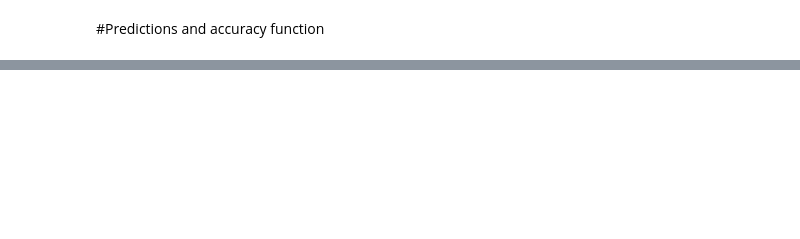
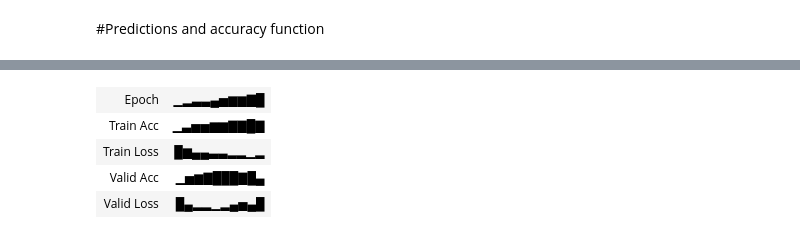
Before and after one commit to ChinmayP3/cs6910_assignment1, a Jupyter notebook: Assignment_1.ipynb, the cells around one changed output, grey strips where cells are left out. Cells and saved outputs as stored; diff of their text form; code cells hidden in the pictures; blank space fills up the shorter version.

```diff
--- a/Assignment_1.ipynb
+++ b/Assignment_1.ipynb
@@ -746,6 +801,15 @@ def rmsprop(train_x,train_y,valid_x,valid_y,d,hl,ol,act_fun,loss_fun,epochs,eta,
 #Adam Optimizer
 # %%
 def adaptive_moments(train_x,train_y,valid_x,valid_y,d,hl,ol,act_fun,loss_fun,epochs,eta,strat,alpha,batch):
+  """
+    This function implements the Adaptive Moments (Adam) optimization algorithm for training a neural network.
+
+    Parameters:
+    ----------
+      beta1, beta2 : exponential decay rate
+      strat: weight initialization strategy
+
+  """
   dimention=784
   dw , db = initialize_zeros(dimention,hl,ol)
   m_w , m_b = initialize_zeros(dimention,hl,ol)
@@ -797,12 +861,12 @@ def adaptive_moments(train_x,train_y,valid_x,valid_y,d,hl,ol,act_fun,loss_fun,ep
         for i in range(len(W)):
           weight=W[i]
           deriv=dw[i]
-          W[i] = weight - (eta / np.sqrt(v_w_hat[i] + eps)) * m_w_hat[i]
+          W[i] = weight - (eta / np.sqrt(v_w_hat[i] + eps)) * m_w_hat[i] - eta*alpha*weight
 
         for i in range(len(W)):
           bias=b[i]
           deriv=db[i]
-          b[i] = bias - (eta / np.sqrt(v_b_hat[i] + eps)) * m_b_hat[i]
+          b[i] = bias - (eta / np.sqrt(v_b_hat[i] + eps)) * m_b_hat[i] - eta*alpha*bias
 
         dw , db = initialize_zeros(784,hl,ol)
 
@@ -810,7 +874,7 @@ def adaptive_moments(train_x,train_y,valid_x,valid_y,d,hl,ol,act_fun,loss_fun,ep
     train_acc, train_loss,yt_train,ypred_train = get_predictions_accuracy(W, b, train_x, train_y, act_fun, loss_fun)
     test_acc, test_loss,yt_test,ypred_test = get_predictions_accuracy(W, b, test_x, test_y, act_fun, loss_fun)
 
-    print_error_log_wandb(e,train_acc,val_acc,test_acc,train_loss,val_loss)
+    print_error_log_wandb(e,train_acc,val_acc,test_acc,train_loss,val_loss,loss_fun)
 
   return W,b
 # %% [markdown]
@@ -958,6 +1028,9 @@ def predict_relu(a,h,W, b, X, y, method, loss_fun,num_layers):
         h = relu(a)
     return a,h
 
+def predict_identity(a,h,W, b, X, y, method, loss_fun,num_layers):
+    return a,h
+
 def get_predictions_accuracy(W, b, X, y, method, loss_fun):
   sum,loss=0,0
   yhat = []
@@ -975,6 +1048,8 @@ def get_predictions_accuracy(W, b, X, y, method, loss_fun):
         a,h = predict_tanh(a,h,W, b, X, y, method, loss_fun,num_layers)
 
     elif method=='relu':
+        a,h = predict_relu(a,h,W, b, X, y, method, loss_fun,num_layers)
+    elif method=='identity':
         a,h = predict_relu(a,h,W, b, X, y, method, loss_fun,num_layers)
 
     a = np.dot( W[num_layers], h ) + b[num_layers]
@@ -1005,29 +1199,45 @@ def get_predictions_accuracy(W, b, X, y, method, loss_fun):
 # %%
-def run_optimizer(optimizer, hl_size,no_of_hl,train_y):
-  epochs=5
-  batch = 32
-  eta=0.001
-  alpha=0
-  hidden_layer_size = hl_size
-  hidden_layers = no_of_hl
-  strat='xavier'
-  act_fun ='relu'
-  loss_fun='cross-entropy'
-  hl = [hidden_layer_size]*hidden_layers
-  ol = [len(train_y[0])]
-  n_hl = len(hl)
+optimizer=nadam
+epochs=10
+batch = 64
+eta=0.001
+alpha=0
+hidden_layer_size = 128
+hidden_layers = 5
+strat='xavier'
+act_fun ='relu'
+loss_fun='cross_entropy'
+hl = [hidden_layer_size]*hidden_layers
+ol = [len(train_y[0])]
+n_hl = len(hl)
 
-  if optimizer==stochastic_gradient_descent:
-    W,b = stochastic_gradient_descent(train_x,train_y,valid_x,valid_y,d,hl,ol,act_fun,loss_fun,epochs,eta,strat,alpha,batch)
+if optimizer==stochastic_gradient_descent:
+  W,b = stochastic_gradient_descent(train_x,train_y,valid_x,valid_y,d,hl,ol,act_fun,loss_fun,epochs,eta,strat,alpha,batch)
 
-  elif optimizer==momentum_gradient_descent:
-    W,b = momentum_gradient_descent(train_x,train_y,valid_x,valid_y,d,hl,ol,act_fun,loss_fun,epochs,eta,strat,alpha,batch)
+elif optimizer==momentum_gradient_descent:
+  W,b = momentum_gradient_descent(train_x,train_y,valid_x,valid_y,d,hl,ol,act_fun,loss_fun,epochs,eta,strat,alpha,batch)
 
-  elif optimizer==nesterov_gradient_descent:
-    W,b = nesterov_gradient_descent(train_x,train_y,valid_x,valid_y,d,hl,ol,act_fun,loss_fun,epochs,eta,strat,alpha,batch)
+elif optimizer==nesterov_gradient_descent:
+  W,b = nesterov_gradient_descent(train_x,train_y,valid_x,valid_y,d,hl,ol,act_fun,loss_fun,epochs,eta,strat,alpha,batch)
 
-  elif optimizer==rmsprop:
-    W,b = rmsprop(train_x,train_y,valid_x,valid_y,d,hl,ol,act_fun,loss_fun,epochs,eta,strat,alpha,batch)
+elif optimizer==rmsprop:
+  W,b = rmsprop(train_x,train_y,valid_x,valid_y,d,hl,ol,act_fun,loss_fun,epochs,eta,strat,alpha,batch)
 
-  elif optimizer==adaptive_moments:
-    W,b = adaptive_moments(train_x,train_y,valid_x,valid_y,d,hl,ol,act_fun,loss_fun,epochs,eta,strat,alpha,batch)
+elif optimizer==adaptive_moments:
+  W,b = adaptive_moments(train_x,train_y,valid_x,valid_y,d,hl,ol,act_fun,loss_fun,epochs,eta,strat,alpha,batch)
+
+elif optimizer==nadam:
+  W,b = nadam(train_x,train_y,valid_x,valid_y,d,hl,ol,act_fun,loss_fun,epochs,eta,strat,alpha,batch)
+
+
+wandb.init(entity="cs22m035", project="confusion")
+# wandb.run.name = "Q1"
+# show_images(train_images , train_labels , labels)
+
+train_acc, train_loss,ytrue,ypred = get_predictions_accuracy(W, b, train_x, train_y, act_fun, loss_fun)
+cmat = get_confusion_matrix(ytrue , ypred , labels , figsize=(20,20))
+
+wandb.log({
+          "Confusion_Matrix": cmat
+        })
+# %% [output]
@@ -1033,0 +1256,5 @@ def run_optimizer(optimizer, hl_size,no_of_hl,train_y):
+| Epoch | ▁▂▃▃▄▅▆▆▇█ |
+| Train Acc | ▁▃▅▅▆▆▇▇█▇ |
+| Train Loss | █▆▄▄▃▃▂▂▁▂ |
+| Valid Acc | ▁▅▆▇███▇█▄ |
+| Valid Loss | █▄▂▂▁▂▄▅▄█ |
```
Also changed, not shown: parts of 28 cells of this notebook, 2 other files.
